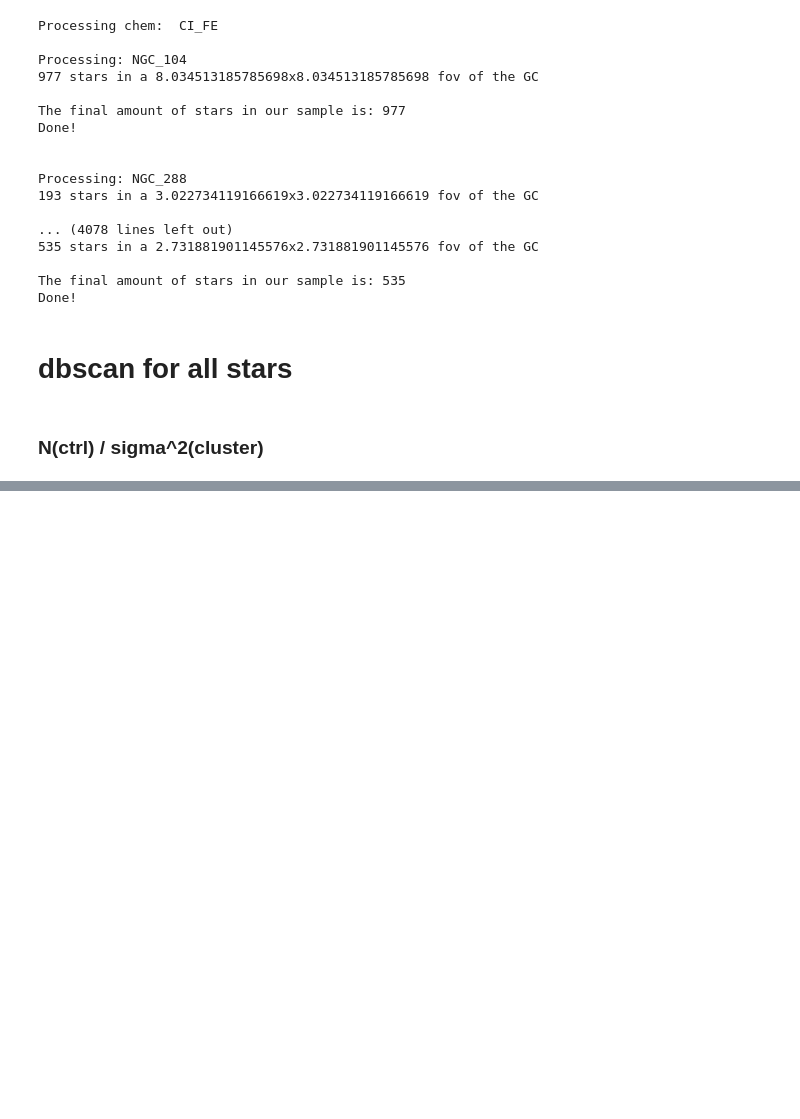
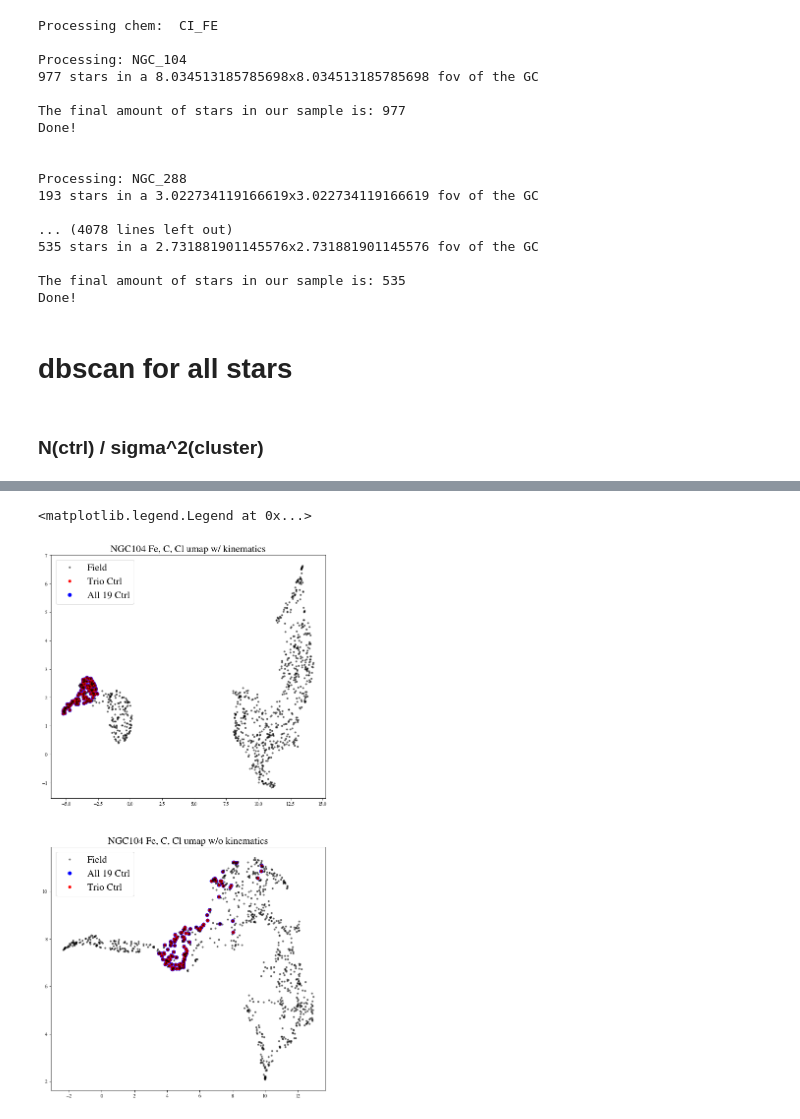
Before and after one commit to ryanwang787/Extra_tidal_star_search, a Jupyter notebook: Subset iteration notebook (5RT).ipynb, the cells around one changed output, grey strips where cells are left out. Saved outputs shown, nothing was run; the diff lists cells and outputs as text; code cells hidden in the pictures; blank space fills up the shorter version.

```diff
--- a/Subset iteration notebook (5RT).ipynb
+++ b/Subset iteration notebook (5RT).ipynb
@@ -1178,7 +1201,9 @@ for n, c in tqdm(enumerate(var_chem_list)):
     umap_all_X = umap_all_X_total[n]
     umap_all_Y = umap_all_Y_total[n]
 
-    control_indices_rad = control_indices_rad_total[n]
+    RHMRT_indices = RHMRT_indices_total[n]
+
+    selected_cluster_names = selected_cluster_names_total[n]
 
     tsne_ctrl_inds = []
     umap_ctrl_inds = []
@@ -1190,13 +1215,13 @@ for n, c in tqdm(enumerate(var_chem_list)):
         umap_pack = [umap_control_X[i], umap_control_Y[i], umap_all_X[i], umap_all_Y[i]]
 
         ### dbscan and heatmap to find optimal eps, min samps
-        tsne_eps_ctrl, tsne_samp_ctrl = db_ctrl(GC_name_arr[i], 'tsne', tsne_control_X[i], tsne_control_Y[i], c)
-        umap_eps_ctrl, umap_samp_ctrl = db_ctrl(GC_name_arr[i], 'umap', umap_control_X[i], umap_control_Y[i], c)
+        tsne_eps_ctrl, tsne_samp_ctrl = db_ctrl(selected_cluster_names[i], 'tsne', tsne_control_X[i], tsne_control_Y[i], c)
+        umap_eps_ctrl, umap_samp_ctrl = db_ctrl(selected_cluster_names[i], 'umap', umap_control_X[i], umap_control_Y[i], c)
 
 
         ### run again and choose main control group
-        tsne_ctrl_inds.append(db_opt_ctrl(GC_name_arr[i], 'tsne', tsne_control_X[i], tsne_control_Y[i], tsne_eps_ctrl, tsne_samp_ctrl, control_indices_rad[i][0], c))
-        umap_ctrl_inds.append(db_opt_ctrl(GC_name_arr[i], 'umap', umap_control_X[i], umap_control_Y[i], umap_eps_ctrl, umap_samp_ctrl, control_indices_rad[i][0], c))
+        tsne_ctrl_inds.append(db_opt_ctrl(selected_cluster_names[i], 'tsne', tsne_control_X[i], tsne_control_Y[i], tsne_eps_ctrl, tsne_samp_ctrl, RHMRT_indices[i][0], c))
+        umap_ctrl_inds.append(db_opt_ctrl(selected_cluster_names[i], 'umap', umap_control_X[i], umap_control_Y[i], umap_eps_ctrl, umap_samp_ctrl, RHMRT_indices[i][0], c))
 
 
     tsne_ctrl_inds_total.append(tsne_ctrl_inds)
@@ -1997,0 +2045,6 @@ with open('saved_runs_5_RT/final_umap_total.pkl', 'rb') as f:
+# %%
+with open('saved_runs_5_RT/tsne_ctrl_inds.pkl', 'rb') as f:
+    tsne_ctrl_inds_19 = pickle.load(f)
+
+with open('saved_runs_5_RT/umap_ctrl_inds.pkl', 'rb') as f:
+    umap_ctrl_inds_19 = pickle.load(f)
@@ -1997,0 +2062,15 @@ with open('saved_runs_5_RT/final_umap_total.pkl', 'rb') as f:
+# %%
+fig, ax = plt.subplots(2, figsize=(10,20))
+ax[0].plot(umap_all_X_total[0][0], umap_all_Y_total[0][0], 'ok', alpha=0.5, markersize=3, zorder=1, label='Field')
+ax[0].plot(umap_all_X_total[0][0][umap_ctrl_inds_total[0][0]], umap_all_Y_total[0][0][umap_ctrl_inds_total[0][0]], 'or', markersize=5, zorder=0.5, label='Trio Ctrl')
+ax[0].plot(umap_all_X_total[0][0][umap_ctrl_inds_19[0]], umap_all_Y_total[0][0][umap_ctrl_inds_19[0]], 'ob', markersize=7, zorder=0.4, label='All 19 Ctrl')
+ax[0].set_title('NGC104 Fe, C, Cl umap w/ kinematics', fontsize=20)
+ax[0].legend(fontsize=20)
+ax[1].plot(umap_all_X_nokin_total[0][0], umap_all_Y_nokin_total[0][0], 'ok', alpha=0.5, markersize=3, zorder=1, label='Field')
+ax[1].plot(umap_all_X_nokin_total[0][0][umap_ctrl_inds_19[0]], umap_all_Y_nokin_total[0][0][umap_ctrl_inds_19[0]], 'ob', alpha=1, markersize=7, zorder=0.5, label='All 19 Ctrl')
+ax[1].plot(umap_control_X_nokin_total[0][0], umap_control_Y_nokin_total[0][0], 'or', markersize=5, zorder=0.5, label='Trio Ctrl')
+ax[1].set_title('NGC104 Fe, C, Cl umap w/o kinematics', fontsize=20)
+ax[1].legend(fontsize=20)
+# %% [output]
+<matplotlib.legend.Legend at 0x...>
+[figure, added]
```
Also changed, not shown: parts of 28 cells of this notebook.
